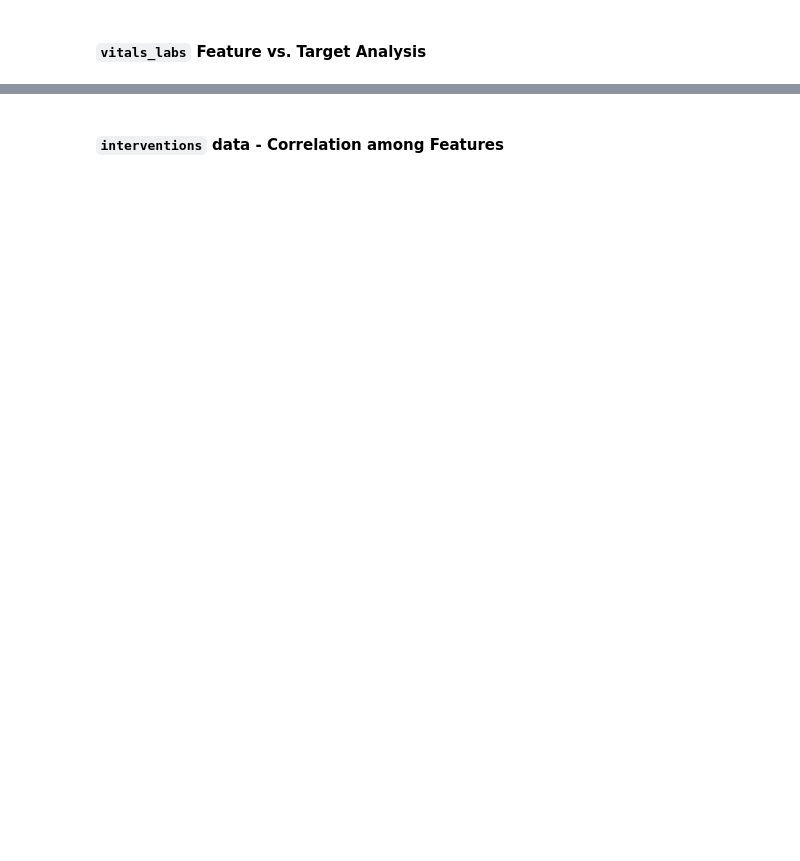
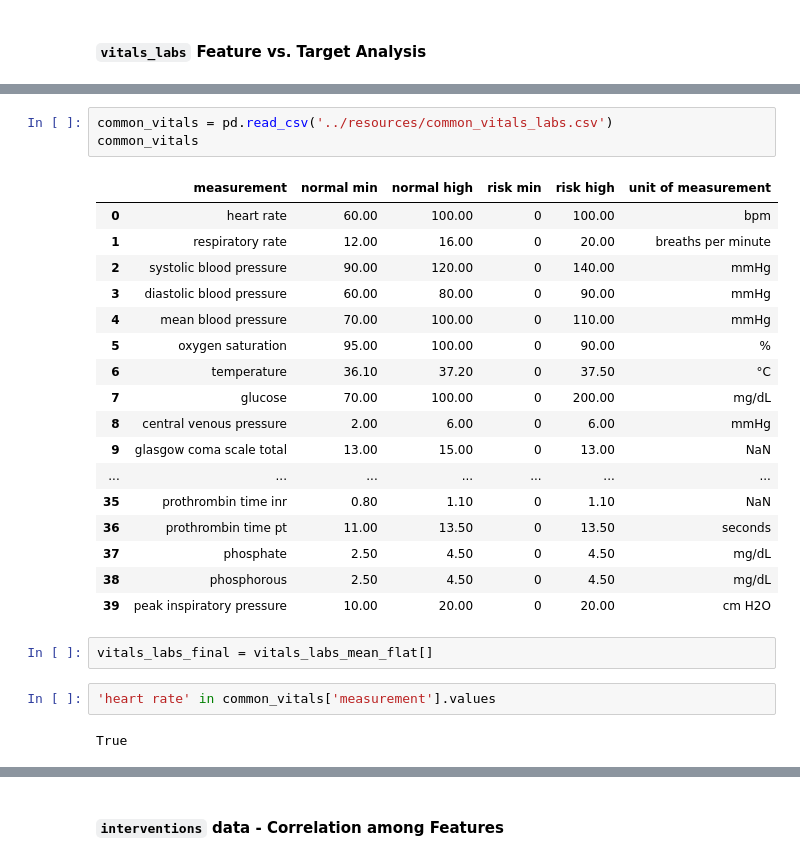
Before and after one commit to drama-404/FuzzyMedNet, a Jupyter notebook: notebooks/EDA.ipynb, the cells around one changed output, grey strips where cells are left out. Cells and saved outputs as stored; diff of their text form; blank space fills up the shorter version.

```diff
--- a/notebooks/EDA.ipynb
+++ b/notebooks/EDA.ipynb
@@ -857,0 +693,27 @@ pearson_target_correlation(vitals_full_mean, Ys_full_imputed, fig_size=(5, 20))
+# %%
+common_vitals = pd.read_csv('../resources/common_vitals_labs.csv')
+common_vitals
+# %% [output]
+|  | measurement | normal min | normal high | risk min | risk high | unit of measurement |
+| 0 | heart rate | 60.00 | 100.00 | 0 | 100.00 | bpm |
+| 1 | respiratory rate | 12.00 | 16.00 | 0 | 20.00 | breaths per minute |
+| 2 | systolic blood pressure | 90.00 | 120.00 | 0 | 140.00 | mmHg |
+| 3 | diastolic blood pressure | 60.00 | 80.00 | 0 | 90.00 | mmHg |
+| 4 | mean blood pressure | 70.00 | 100.00 | 0 | 110.00 | mmHg |
+| 5 | oxygen saturation | 95.00 | 100.00 | 0 | 90.00 | % |
+| 6 | temperature | 36.10 | 37.20 | 0 | 37.50 | °C |
+| 7 | glucose | 70.00 | 100.00 | 0 | 200.00 | mg/dL |
+| 8 | central venous pressure | 2.00 | 6.00 | 0 | 6.00 | mmHg |
+| 9 | glasgow coma scale total | 13.00 | 15.00 | 0 | 13.00 | NaN |
+| ... | ... | ... | ... | ... | ... | ... |
+| 35 | prothrombin time inr | 0.80 | 1.10 | 0 | 1.10 | NaN |
+| 36 | prothrombin time pt | 11.00 | 13.50 | 0 | 13.50 | seconds |
+| 37 | phosphate | 2.50 | 4.50 | 0 | 4.50 | mg/dL |
+| 38 | phosphorous | 2.50 | 4.50 | 0 | 4.50 | mg/dL |
+| 39 | peak inspiratory pressure | 10.00 | 20.00 | 0 | 20.00 | cm H2O |
+# %%
+vitals_labs_final = vitals_labs_mean_flat[]
+# %%
+'heart rate' in common_vitals['measurement'].values
+# %% [output]
+True
```
Also changed, not shown: parts of 53 cells of this notebook, 13 other files.
